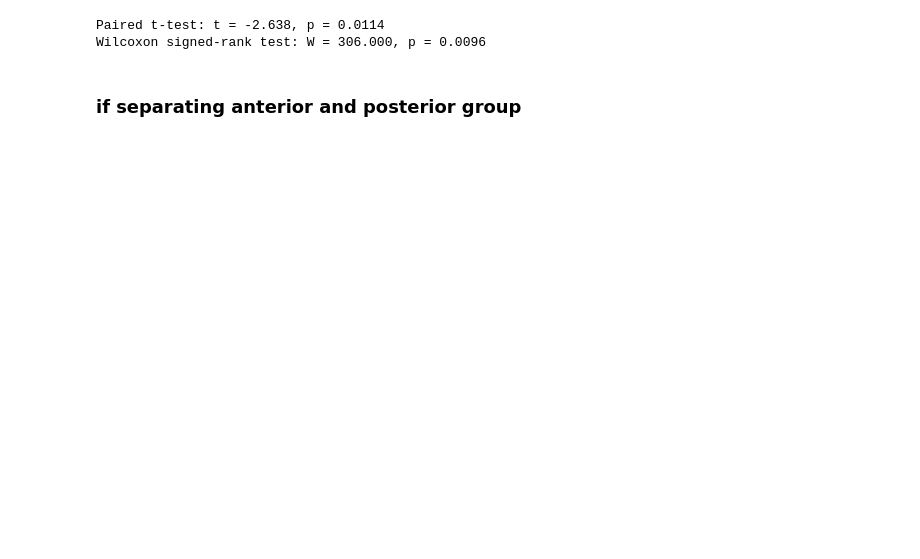
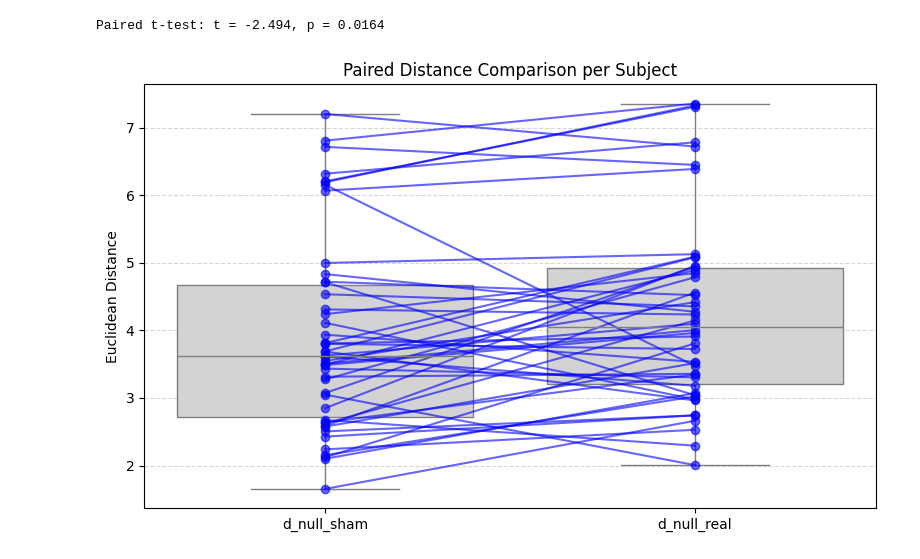
Before and after one commit to QingfangLiu/project-nodeap-core, a Jupyter notebook: Scripts_python/VAE_FC_AAL116_spheres.ipynb, the cells around one changed output. Saved outputs shown, nothing was run; the diff lists cells and outputs as text; code cells hidden in the pictures; blank space fills up the shorter version.

```diff
--- a/Scripts_python/VAE_FC_AAL116_spheres.ipynb
+++ b/Scripts_python/VAE_FC_AAL116_spheres.ipynb
@@ -46,4 +35,8 @@ from sklearn.model_selection import cross_val_score
 from sklearn.model_selection import GroupKFold
 from sklearn.manifold import TSNE
 import umap.umap_ as umap
+# %%
+sub_cond_path = '/Users/liuq13/NODEAP_scripts/ProcessedData/SubConds.xlsx'
+base_nifti_folder = '/Volumes/X9Pro/NODEAP/FuncConn_AAL'
+condition_map = {'N': 0, 'S': 1, 'C': 2}
 # %%
@@ -340,0 +117,4 @@ plt.show()
+# %%
+df = compute_condition_distances(mu_all, all_tms_type, all_subject_id, condition_map)
+print(df.head())
+print(df.describe())
@@ -341,16 +137,8 @@ plt.show()
 # %%
 # Paired t-test
 t_stat, p_val_t = ttest_rel(df["d_null_sham"], df["d_null_real"])
 print(f"Paired t-test: t = {t_stat:.3f}, p = {p_val_t:.4f}")
-
-# Optional: Non-parametric Wilcoxon signed-rank test
-try:
-    stat_w, p_val_w = wilcoxon(df["d_null_sham"], df["d_null_real"])
-    print(f"Wilcoxon signed-rank test: W = {stat_w:.3f}, p = {p_val_w:.4f}")
-except ValueError as e:
-    print("Wilcoxon test error:", e)
+plot_subject_distance_comparison(df)
 # %% [output]
-Paired t-test: t = -2.638, p = 0.0114
-Wilcoxon signed-rank test: W = 306.000, p = 0.0096
+Paired t-test: t = -2.494, p = 0.0164
+[figure, added]
-# %% [markdown]
-### if separating anterior and posterior group
```
Also changed, not shown: parts of 22 cells of this notebook, 8 other files.
